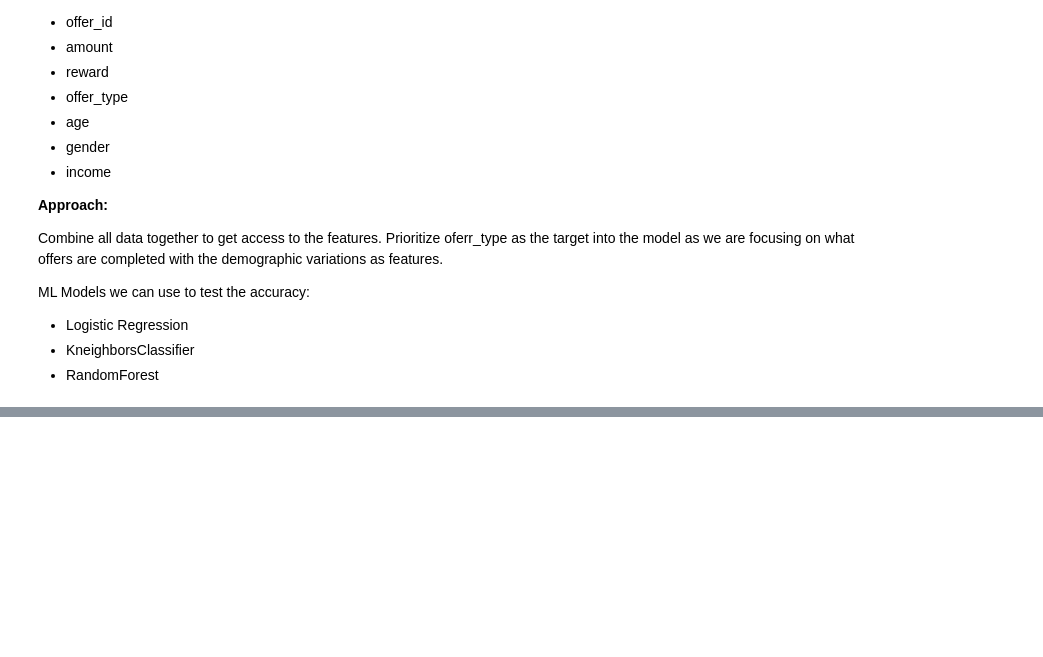
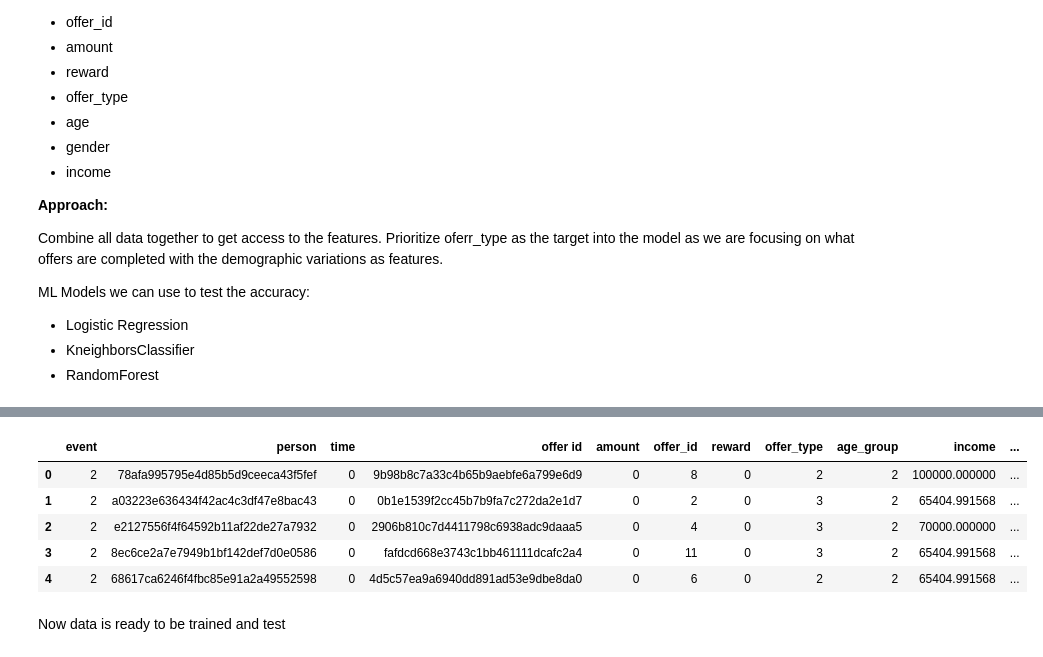
Before and after one commit to HunterKane/Starbucks-Reward-App-, a Jupyter notebook: Starbucks_Capstone_notebook-2.ipynb, the cells around one changed output, grey strips where cells are left out. Drawn from its saved outputs; the diff is of its cells as text; code cells hidden in the pictures; blank space fills up the shorter version.

```diff
--- a/Starbucks_Capstone_notebook-2.ipynb
+++ b/Starbucks_Capstone_notebook-2.ipynb
@@ -876,0 +909,16 @@ y = transcript_copy['event']
+# %%
+# replace categorical with numerical
+transcript.replace(replace_map_comp_event, inplace=True)
+transcript.replace(replace_map_comp_offer_id, inplace=True)
+transcript.replace(replace_map_comp_age_group, inplace=True)
+transcript.replace(replace_map_comp_gender, inplace=True)
+transcript.replace(replace_map_comp_offer_type, inplace=True)
+# %%
+transcript.head()
+# %% [output]
+|  | event | person | time | offer id | amount | offer_id | reward | offer_type | age_group | income | ... |
+| 0 | 2 | 78afa995795e4d85b5d9ceeca43f5fef | 0 | 9b98b8c7a33c4b65b9aebfe6a799e6d9 | 0 | 8 | 0 | 2 | 2 | 100000.000000 | ... |
+| 1 | 2 | a03223e636434f42ac4c3df47e8bac43 | 0 | 0b1e1539f2cc45b7b9fa7c272da2e1d7 | 0 | 2 | 0 | 3 | 2 | 65404.991568 | ... |
+| 2 | 2 | e2127556f4f64592b11af22de27a7932 | 0 | 2906b810c7d4411798c6938adc9daaa5 | 0 | 4 | 0 | 3 | 2 | 70000.000000 | ... |
+| 3 | 2 | 8ec6ce2a7e7949b1bf142def7d0e0586 | 0 | fafdcd668e3743c1bb461111dcafc2a4 | 0 | 11 | 0 | 3 | 2 | 65404.991568 | ... |
+| 4 | 2 | 68617ca6246f4fbc85e91a2a49552598 | 0 | 4d5c57ea9a6940dd891ad53e9dbe8da0 | 0 | 6 | 0 | 2 | 2 | 65404.991568 | ... |
@@ -877,3 +930,5 @@ y = transcript_copy['event']
+# %% [markdown]
+Now data is ready to be trained and test
 # %%
 X
 # %% [output]
```
Also changed, not shown: parts of 29 cells of this notebook.
